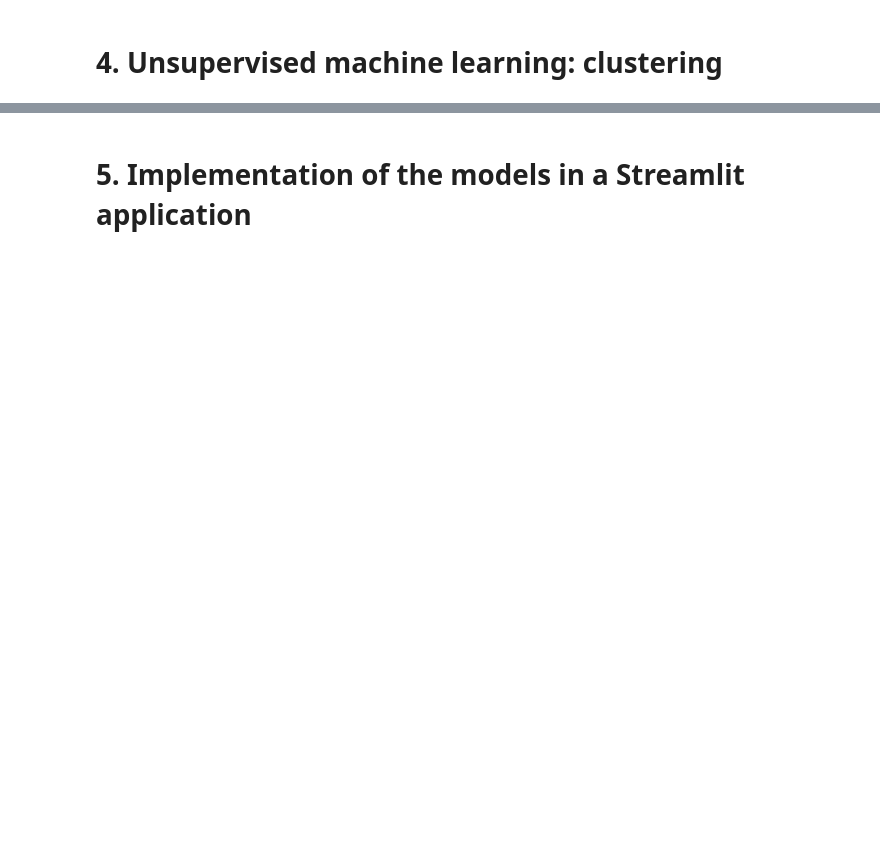
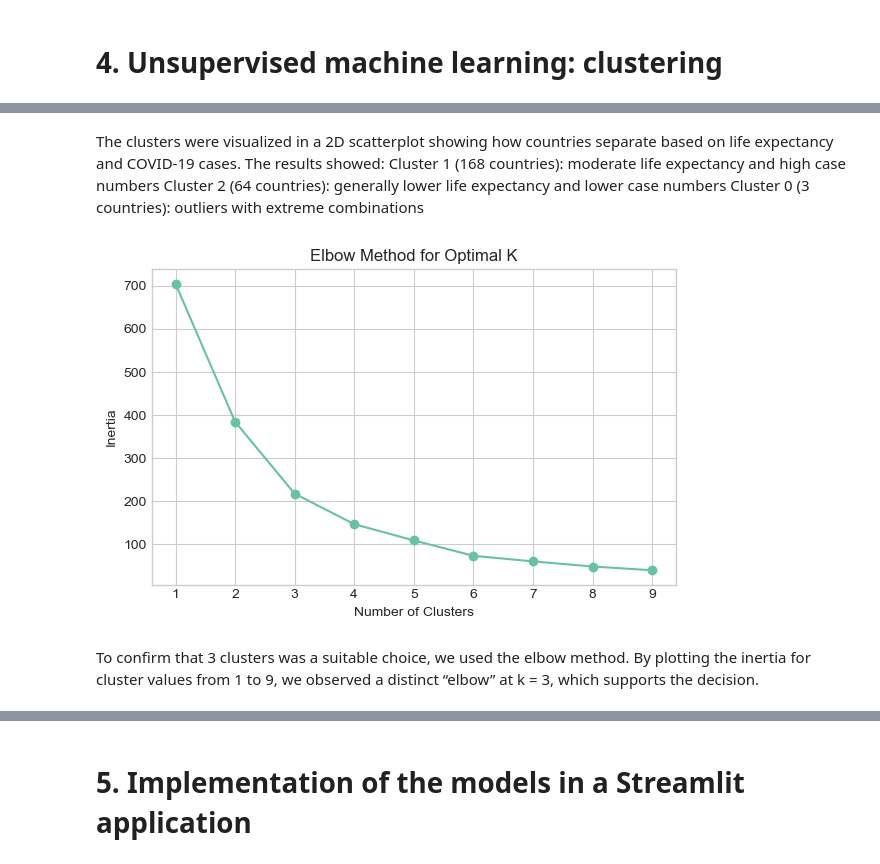
Before and after one commit to Juvenaawh/BI-Group7, a Jupyter notebook: MP3/Covid-MP3.ipynb, the cells around one changed output, grey strips where cells are left out. Saved outputs shown, nothing was run; the diff lists cells and outputs as text; code cells hidden in the pictures; blank space fills up the shorter version.

```diff
--- a/MP3/Covid-MP3.ipynb
+++ b/MP3/Covid-MP3.ipynb
@@ -820,0 +927,25 @@ sns.pairplot(df_covid_cleaned, x_vars=['population', 'total_cases',], y_vars='to
+# %% [markdown]
+The clusters were visualized in a 2D scatterplot showing how countries separate based on life expectancy and COVID-19 cases. The results showed:
+Cluster 1 (168 countries): moderate life expectancy and high case numbers
+Cluster 2 (64 countries): generally lower life expectancy and lower case numbers
+Cluster 0 (3 countries): outliers with extreme combinations
+# %%
+inertias = []
+k_values = range(1, 10)
+
+for k in k_values:
+    km = KMeans(n_clusters=k, random_state=42, n_init=10)
+    km.fit(X_scaled)
+    inertias.append(km.inertia_)
+
+plt.figure(figsize=(6, 4))
+plt.plot(k_values, inertias, marker='o')
+plt.xlabel("Number of Clusters")
+plt.ylabel("Inertia")
+plt.title("Elbow Method for Optimal K")
+plt.tight_layout()
+plt.show()
+# %% [output]
+[figure, added]
+# %% [markdown]
+To confirm that 3 clusters was a suitable choice, we used the elbow method. By plotting the inertia for cluster values from 1 to 9, we observed a distinct “elbow” at k = 3, which supports the decision.
```
Also changed, not shown: parts of 18 cells of this notebook.
